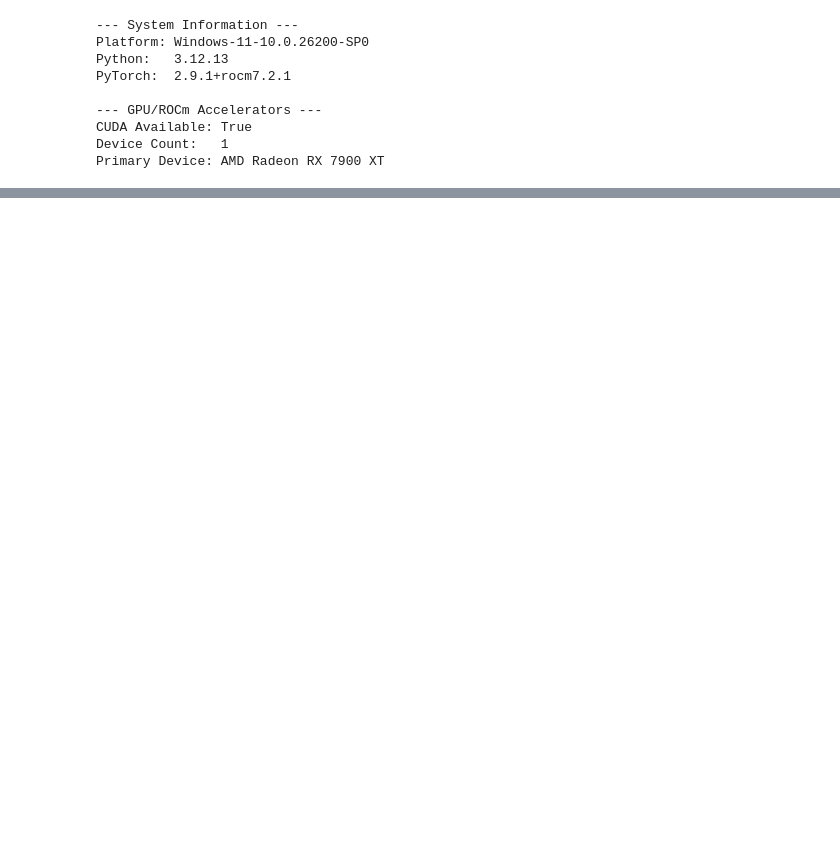
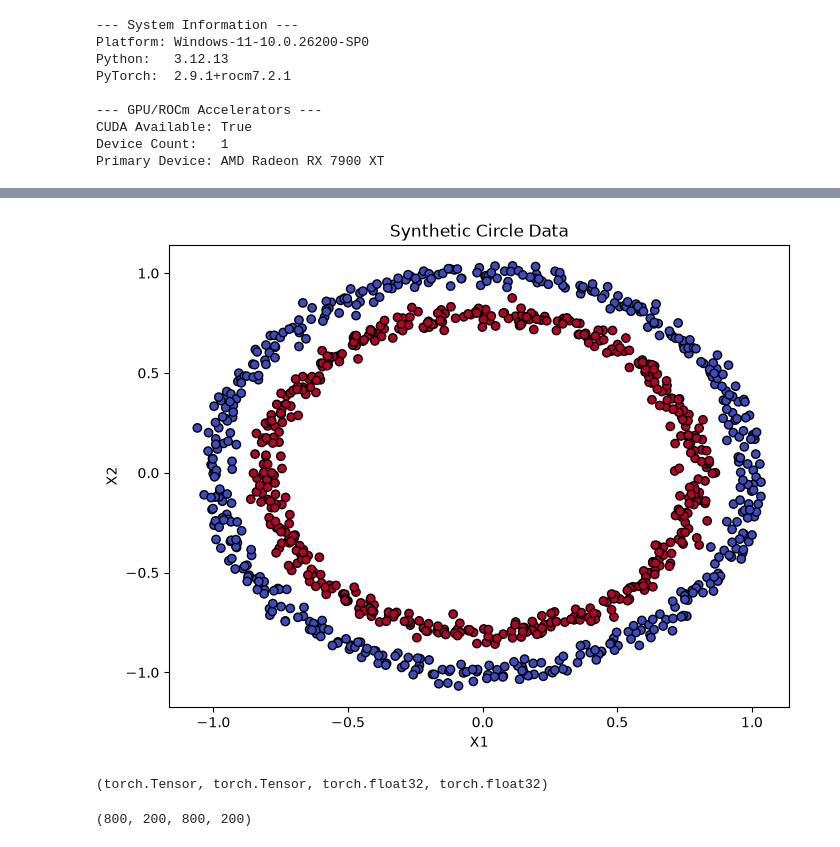
Before and after one commit to LovepreetSinghGhuman/PyTorch_Mastery, a Jupyter notebook: 02_PyTorch_NN_Classification.ipynb, the cells around one changed output, grey strips where cells are left out. Saved outputs shown, nothing was run; the diff lists cells and outputs as text; code cells hidden in the pictures; blank space fills up the shorter version.

```diff
--- a/02_PyTorch_NN_Classification.ipynb
+++ b/02_PyTorch_NN_Classification.ipynb
@@ -48,3 +49,12 @@ PyTorch:  2.9.1+rocm7.2.1
 CUDA Available: True
 Device Count:   1
 Primary Device: AMD Radeon RX 7900 XT
+# %%
+# Generate a simple binary classification dataset with two concentric circles.
+import sklearn
+from sklearn import datasets
+
+n_samples = 1000
+X, y = datasets.make_circles(n_samples=n_samples, noise=0.03, random_state=42)
+
+len(X), len(y)
@@ -50,0 +74,5 @@ Primary Device: AMD Radeon RX 7900 XT
+# %%
+import pandas as pd
+# Put the features and labels in a DataFrame so the dataset is easy to inspect and plot.
+circles_df = pd.DataFrame(X, columns=["X1", "X2"])
+circles_df["Label"] = y
@@ -50,0 +93,33 @@ Primary Device: AMD Radeon RX 7900 XT
+# %%
+plt.figure(figsize=(8, 6))
+# Visualize the class layout; the concentric circles make this a non-linear problem.
+plt.scatter(circles_df["X1"], circles_df["X2"], c=circles_df["Label"], cmap="coolwarm", edgecolor="k")
+plt.title("Synthetic Circle Data")
+plt.xlabel("X1")
+plt.ylabel("X2")
+plt.show()
+
+# This toy dataset is only for experimentation and practice.
+# %% [output]
+[figure, added]
+# %%
+# Convert the NumPy arrays to float32 tensors so PyTorch can work with them efficiently.
+from sklearn.model_selection import train_test_split
+
+X = torch.as_tensor(X, dtype=torch.float32)
+y = torch.as_tensor(y, dtype=torch.float32)
+
+type(X), type(y), X.dtype, y.dtype
+# %% [output]
+(torch.Tensor, torch.Tensor, torch.float32, torch.float32)
+# %%
+X_train, X_test, y_train, y_test = train_test_split(
+    X,
+    y,
+    test_size=0.2,  # Hold out 20% of the data for evaluation.
+    random_state=42,
+ )
+
+len(X_train), len(X_test), len(y_train), len(y_test)
+# %% [output]
+(800, 200, 800, 200)
```
Also changed, not shown: parts of 17 cells of this notebook, 1 other file.
